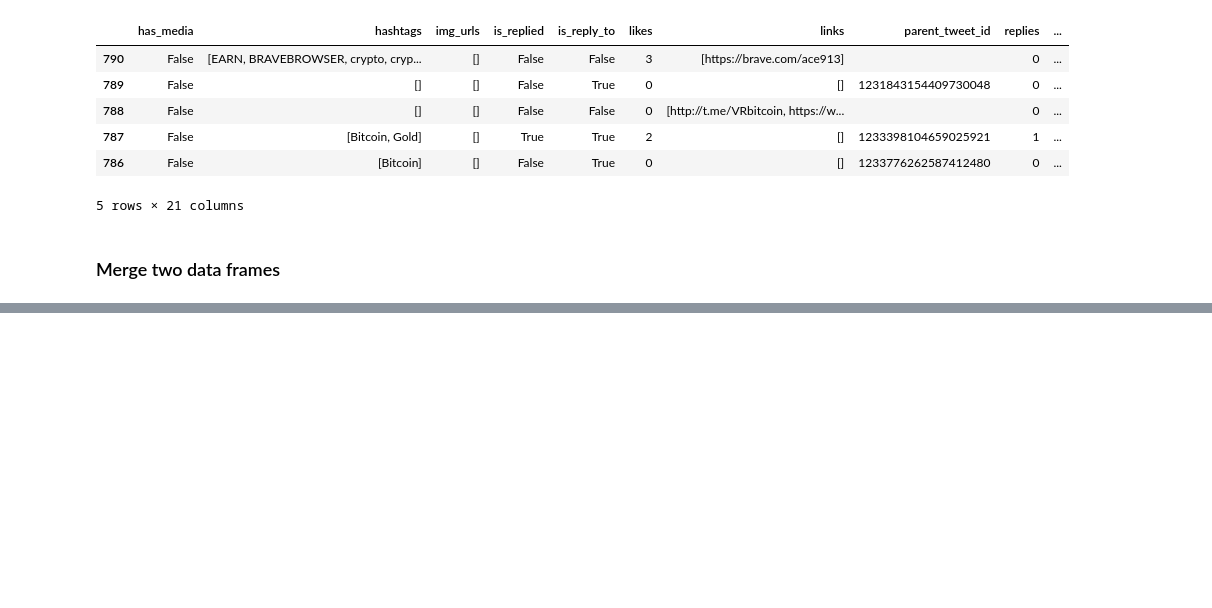
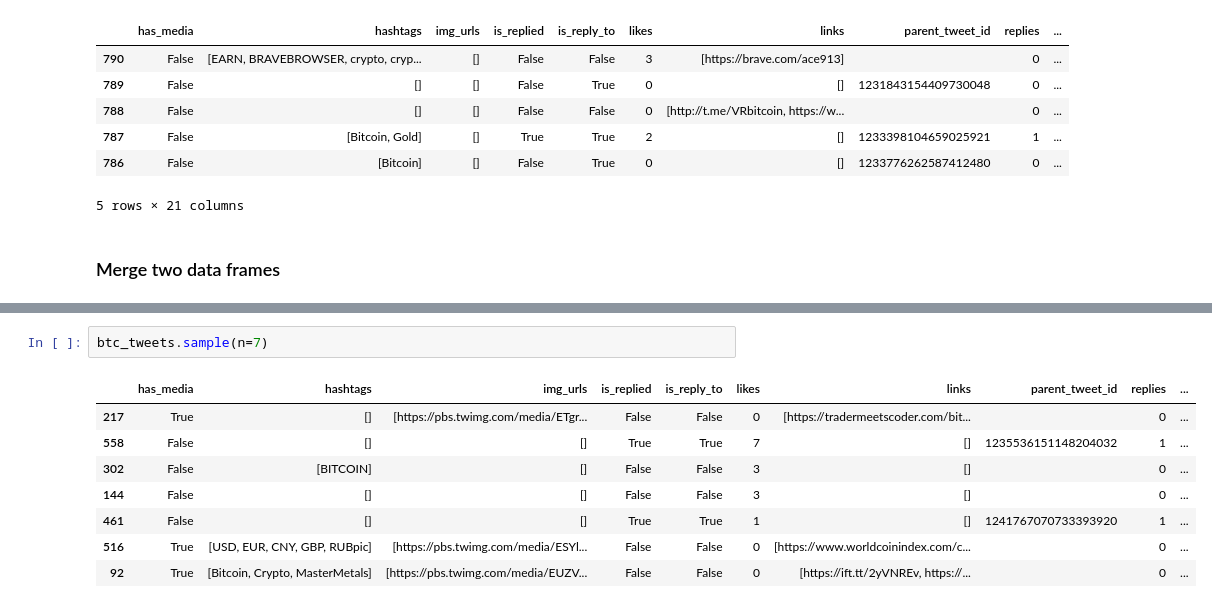
Before and after one commit to smidtfab/crypto_volatility, a Jupyter notebook: eda.ipynb, the cells around one changed output, grey strips where cells are left out. Cells and saved outputs as stored; diff of their text form; blank space fills up the shorter version.

```diff
--- a/eda.ipynb
+++ b/eda.ipynb
@@ -82,0 +87,11 @@ pd.merge_asof(btc_market, btc_tweets, left_on='time_formatted', right_on='timest
+# %%
+btc_tweets.sample(n=7)
+# %% [output]
+|  | has_media | hashtags | img_urls | is_replied | is_reply_to | likes | links | parent_tweet_id | replies | ... |
+| 217 | True | [] | [https://pbs.twimg.com/media/ETgr... | False | False | 0 | [https://tradermeetscoder.com/bit... |  | 0 | ... |
+| 558 | False | [] | [] | True | True | 7 | [] | 1235536151148204032 | 1 | ... |
+| 302 | False | [BITCOIN] | [] | False | False | 3 | [] |  | 0 | ... |
+| 144 | False | [] | [] | False | False | 3 | [] |  | 0 | ... |
+| 461 | False | [] | [] | True | True | 1 | [] | 1241767070733393920 | 1 | ... |
+| 516 | True | [USD, EUR, CNY, GBP, RUBpic] | [https://pbs.twimg.com/media/ESYl... | False | False | 0 | [https://www.worldcoinindex.com/c... |  | 0 | ... |
+| 92 | True | [Bitcoin, Crypto, MasterMetals] | [https://pbs.twimg.com/media/EUZV... | False | False | 0 | [https://ift.tt/2yVNREv, https://... |  | 0 | ... |
```
Also changed, not shown: parts of 4 cells of this notebook.
